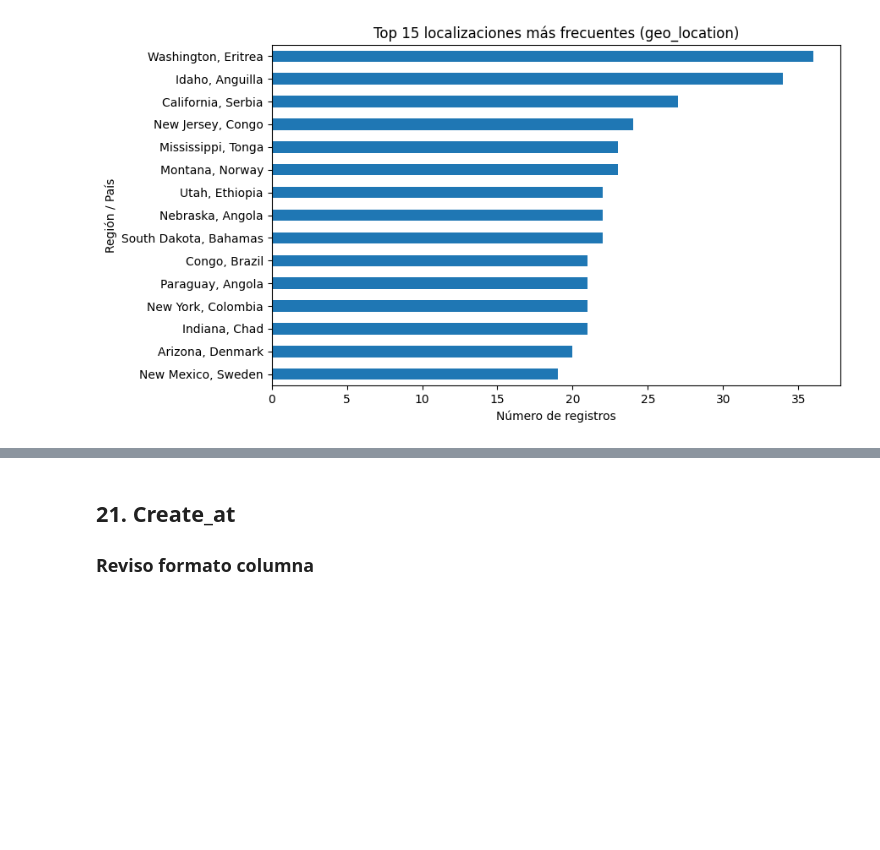
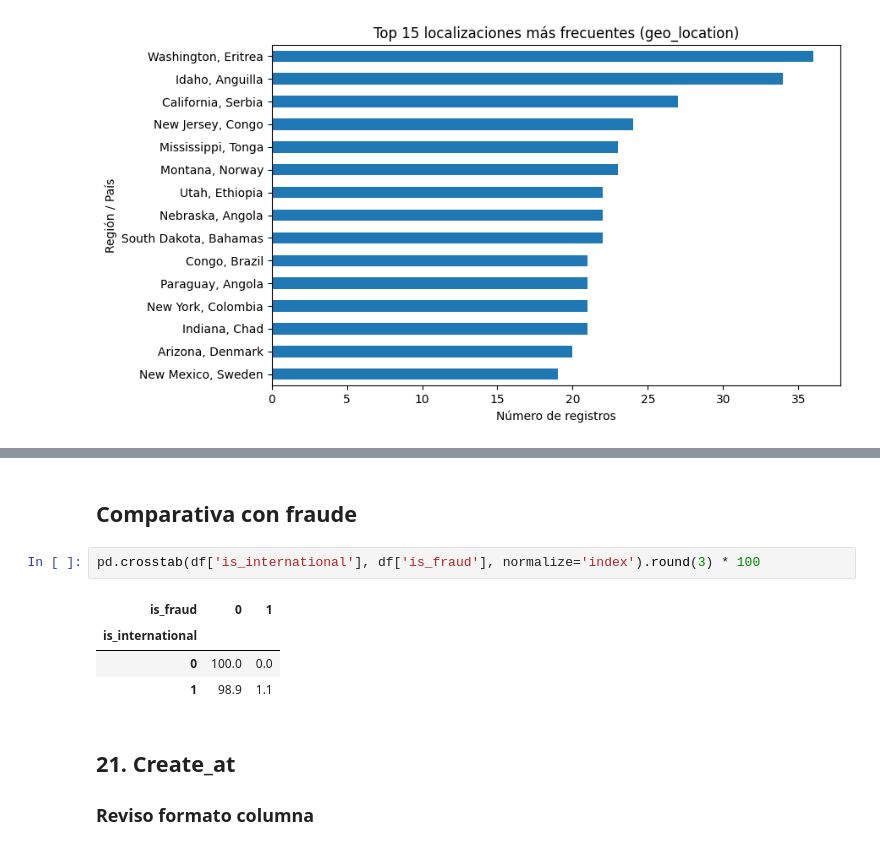
Before and after one commit to PatriciaMerinero/Proyecto_Final_Data_Analytics, a Jupyter notebook: NOTEBOOKS/02_EDA_LIMPIEZA_TRANSFORMACION.ipynb, the cells around one changed output, grey strips where cells are left out. Drawn from its saved outputs; the diff is of its cells as text; blank space fills up the shorter version.

```diff
--- a/NOTEBOOKS/02_EDA_LIMPIEZA_TRANSFORMACION.ipynb
+++ b/NOTEBOOKS/02_EDA_LIMPIEZA_TRANSFORMACION.ipynb
@@ -1095,3 +1124,12 @@ plt.show()
+# %% [markdown]
+## Comparativa con fraude
+# %%
+pd.crosstab(df['is_international'], df['is_fraud'], normalize='index').round(3) * 100
+# %% [output]
+| is_fraud | 0 | 1 |
+| is_international |  |  |
+| 0 | 100.0 | 0.0 |
+| 1 | 98.9 | 1.1 |
 # %% [markdown]
 ## 21. Create_at
 ### Reviso formato columna
```
Also changed, not shown: parts of 12 cells of this notebook, 1 other file.
